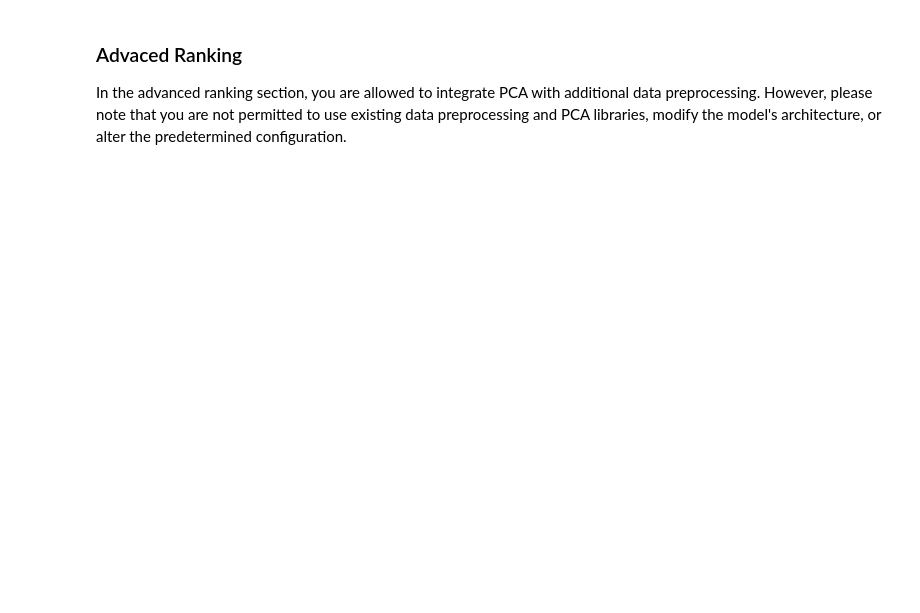
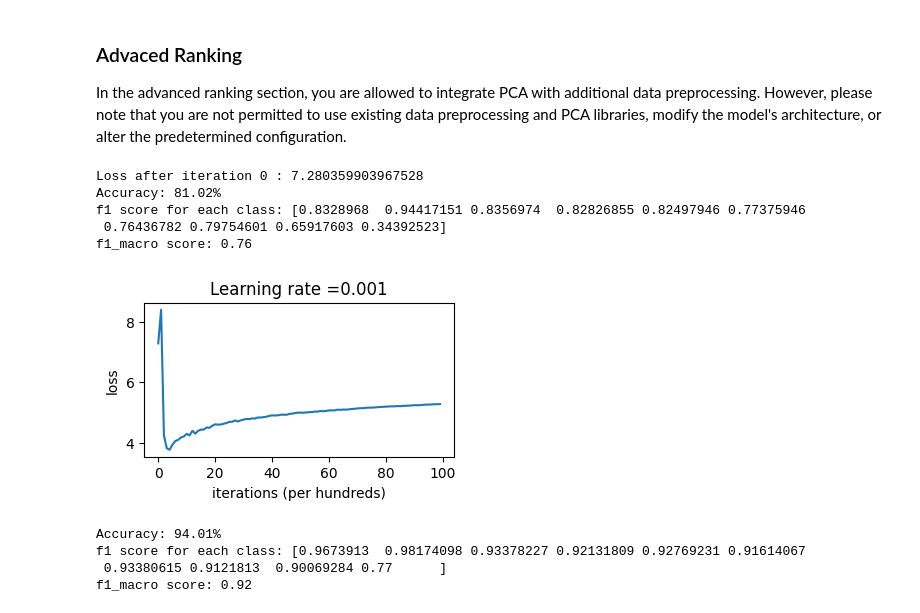
Before and after one commit to nevikw39/ML, a Jupyter notebook: HW4/HW4.ipynb, the cells around one changed output. Saved outputs shown, nothing was run; the diff lists cells and outputs as text; code cells hidden in the pictures; blank space fills up the shorter version.

```diff
--- a/HW4/HW4.ipynb
+++ b/HW4/HW4.ipynb
@@ -424,19 +433,40 @@ In the advanced ranking section, you are allowed to integrate PCA with additiona
 # %%
 # GRADED CODE: RANKING PART DO YOUR DATA PREPROCESS HERE
 ### START CODE HERE ###
-input_dim = None
-loss_function = None
+input_dim = 256
+loss_function = "focal_loss"
 
+mu = np.concatenate((X_noise_train, X_noise_test)).mean(axis=0)
+x_noise_train_cent = x_noise_train - mu
+x_noise_val_cent = x_noise_val - mu
+X_noise_test_cent = X_noise_test - mu
+
+pca = MY_PCA(input_dim)
+x_train_spca = pca.fit_transform(x_noise_train_cent)
+x_val_spca = pca.transform(x_noise_val_cent)
+x_test_spca = pca.transform(X_noise_test_cent)
 ### END CODE HERE ###
 # %%
 adv_config = Config([input_dim, 128, 10], loss_function)
 adv_model = Model(adv_config)
 
 # GRADED CODE: RANKING PART DO YOUR TRAINING WORK HERE
 ### START CODE HERE ###
-None
-adv_pred_test = predict(None, None, adv_model)
+trainer(adv_model, adv_config, x_train_spca, y_noise_train, x_val_spca, y_noise_val)
+predict(x_val_spca, y_noise_val, adv_model)
+adv_pred_test = predict(x_test_spca, None, adv_model)
 ### END CODE HERE ###
+# %% [output]
+Loss after iteration 0 : 7.280359903967528
+Accuracy: 81.02%
+f1 score for each class: [0.8328968  0.94417151 0.8356974  0.82826855 0.82497946 0.77375946
+ 0.76436782 0.79754601 0.65917603 0.34392523]
+f1_macro score: 0.76
+[figure, added]
+Accuracy: 94.01%
+f1 score for each class: [0.9673913  0.98174098 0.93378227 0.92131809 0.92769231 0.91614067
+ 0.93380615 0.9121813  0.90069284 0.77      ]
+f1_macro score: 0.92
 # %%
 outputs["sparse_Vt"] = sparse_Vt
 outputs["sparse_pca"] = sparse_pca_check
```
Also changed, not shown: parts of 12 cells of this notebook, 3 other files.
